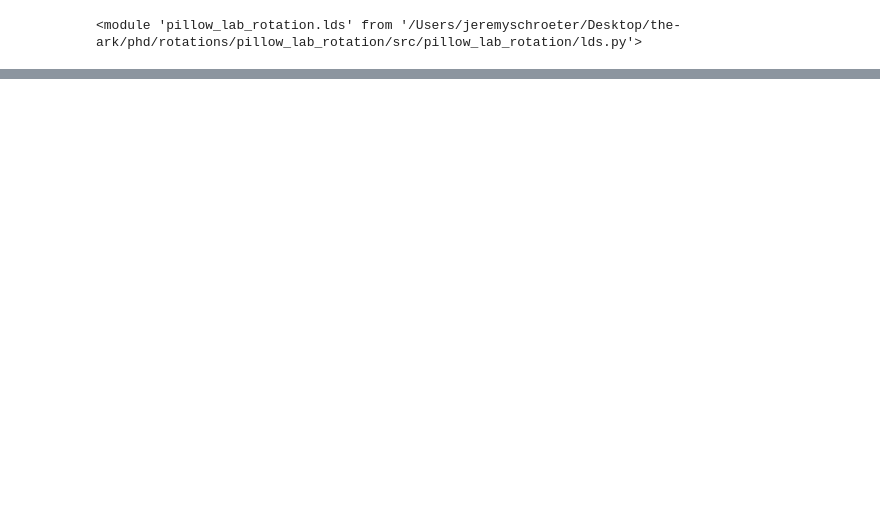
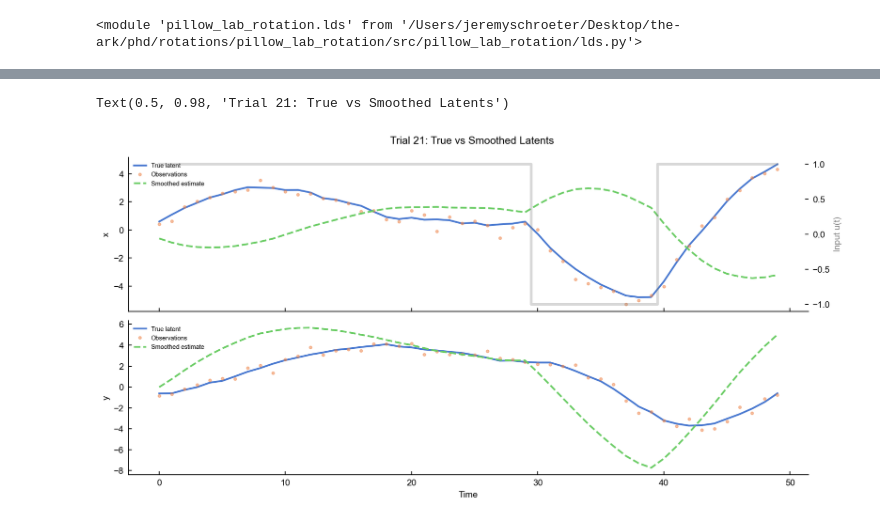
Before and after one commit to jeremyschroeter/pillow_lab_rotation, a Jupyter notebook: notebooks/kalman_practice.ipynb, the cells around one changed output, grey strips where cells are left out. Saved outputs shown, nothing was run; the diff lists cells and outputs as text; code cells hidden in the pictures; blank space fills up the shorter version.

```diff
--- a/notebooks/kalman_practice.ipynb
+++ b/notebooks/kalman_practice.ipynb
@@ -46,0 +128,5 @@ plt.legend()
+# %%
+# Fit model with inputs
+reload(lds)
+model = lds.LinearDynamicalSystem(xdim, ydim, udim)
+model.fit(Y, U)
@@ -46,0 +176,23 @@ plt.legend()
+# %%
+# Plot smoothed latents vs true latents for a single trial
+trial = 21
+
+fig, axes = plt.subplots(2, 1, figsize=(12, 6), sharex=True)
+
+for dim, label in enumerate(['x', 'y']):
+    axes[dim].plot(X_true[trial, :, dim, 0], label='True latent', linewidth=2)
+    axes[dim].plot(Y[trial, :, dim, 0], '.', label='Observations', alpha=0.5)
+    axes[dim].plot(model.m[trial, :, dim, 0], '--', label='Smoothed estimate', linewidth=2)
+    axes[dim].set_ylabel(label)
+    axes[dim].legend()
+
+# Plot the input signal on a twin axis
+ax_u = axes[0].twinx()
+ax_u.step(range(T), U[trial, :, 0, 0], color='gray', alpha=0.3, linewidth=3, where='mid')
+ax_u.set_ylabel('Input u(t)', color='gray')
+
+axes[-1].set_xlabel('Time')
+fig.suptitle(f'Trial {trial}: True vs Smoothed Latents')
+# %% [output]
+Text(0.5, 0.98, 'Trial 21: True vs Smoothed Latents')
+[figure, added]
```
Also changed, not shown: parts of 8 cells of this notebook, 25 other files.
